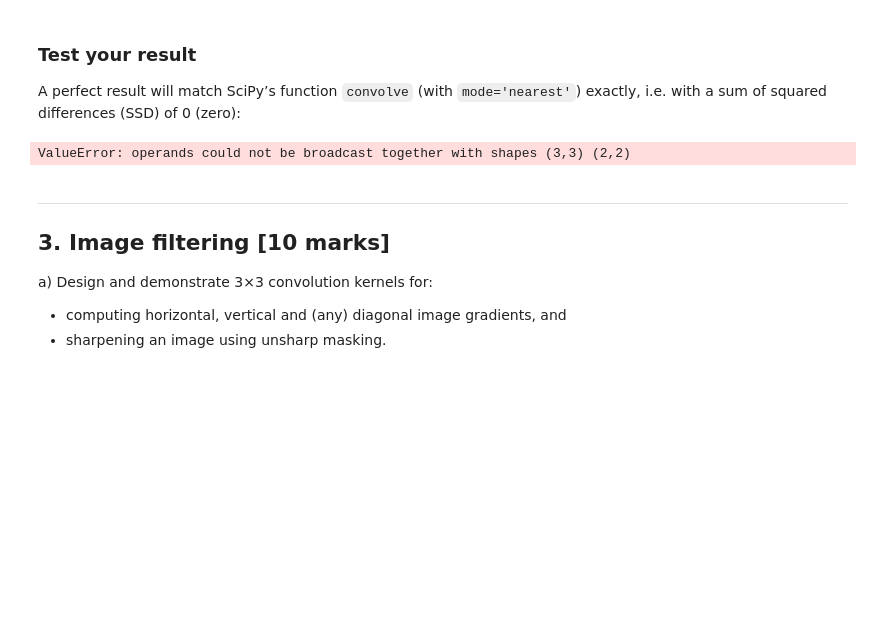
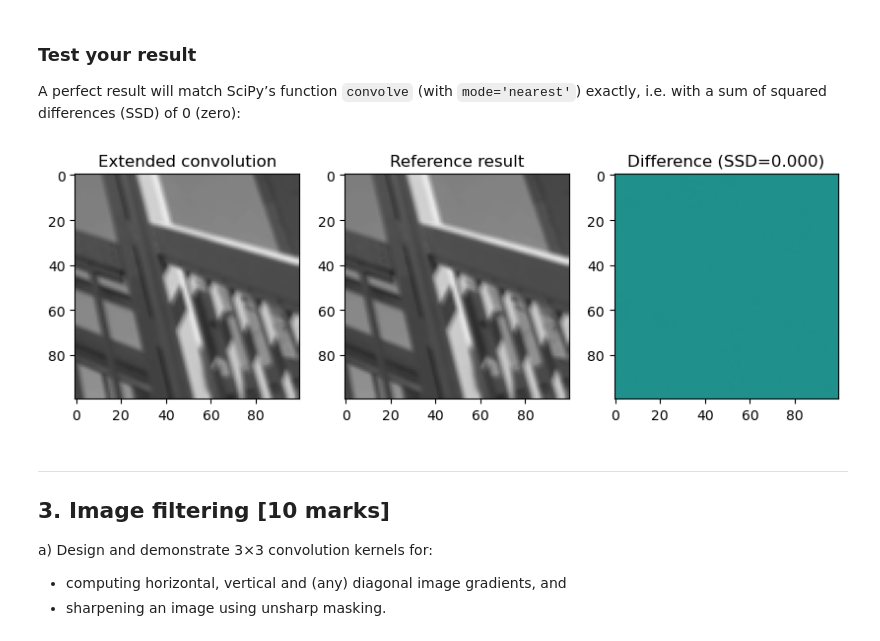
Before and after one commit to IsaacAu11/CM22010, a Jupyter notebook: Convolution&ImageFiltering.ipynb, the cells around one changed output. Drawn from its saved outputs; the diff is of its cells as text; code cells hidden in the pictures; blank space fills up the shorter version.

```diff
--- a/Convolution&ImageFiltering.ipynb
+++ b/Convolution&ImageFiltering.ipynb
@@ -180,25 +187,24 @@ A perfect result will match SciPy’s function `convolve` (with `mode='nearest'`
 # %%
 #kernel = np.random.rand(5, 5)
 
 kernel = np.random.rand(3, 3)#
-kernel = np.random.rand(2, 2)#
 #kernel = np.array([[1, 2, 3], [4, 5, 6], [7, 8, 9]])
 kernel = kernel / kernel.sum()  # normalise kernel
 
 #kernel = np.array([[-1, 0, 1]])
 
 filtered = extended_convolution(image_crop, kernel)
 reference = scipy.ndimage.convolve(image_crop, kernel, mode='nearest')
 #print(filtered)
 #print(reference)
 #print(filtered - reference)
 ssd = np.sum(np.power(filtered - reference, 2))
 
 plt.subplot(1, 3, 1); plt.title('Extended convolution');        plt.imshow(filtered,  cmap='gray', vmin=0,  vmax=1)
 plt.subplot(1, 3, 2); plt.title('Reference result');            plt.imshow(reference, cmap='gray', vmin=0,  vmax=1)
 plt.subplot(1, 3, 3); plt.title(f'Difference (SSD={ssd:.3f})'); plt.imshow(filtered - reference,   vmin=-1, vmax=1);
 # %% [output]
-ValueError: operands could not be broadcast together with shapes (3,3) (2,2)
+[figure, added]
 # %% [markdown]
 ----
 ## 3. Image filtering [10 marks]
```
Also changed, not shown: parts of 2 cells of this notebook.
